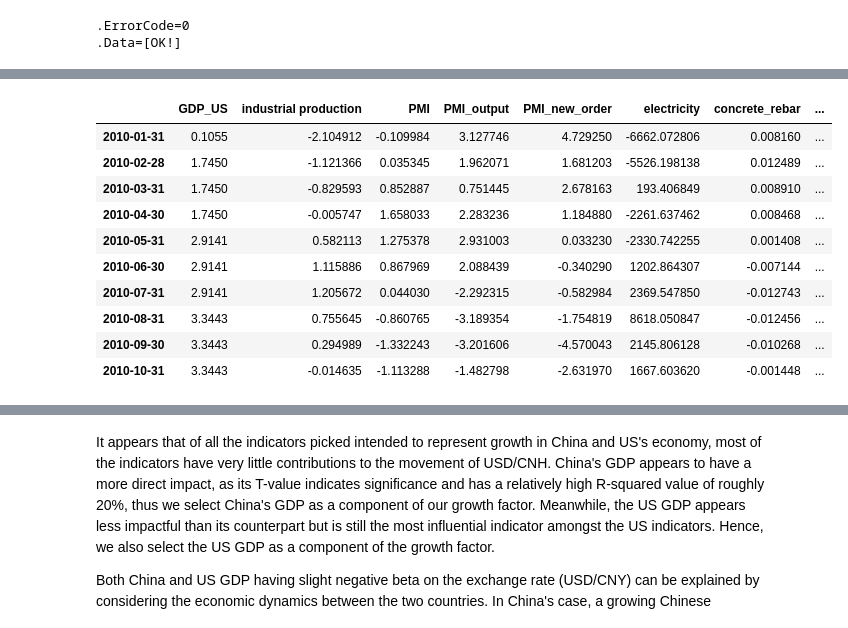
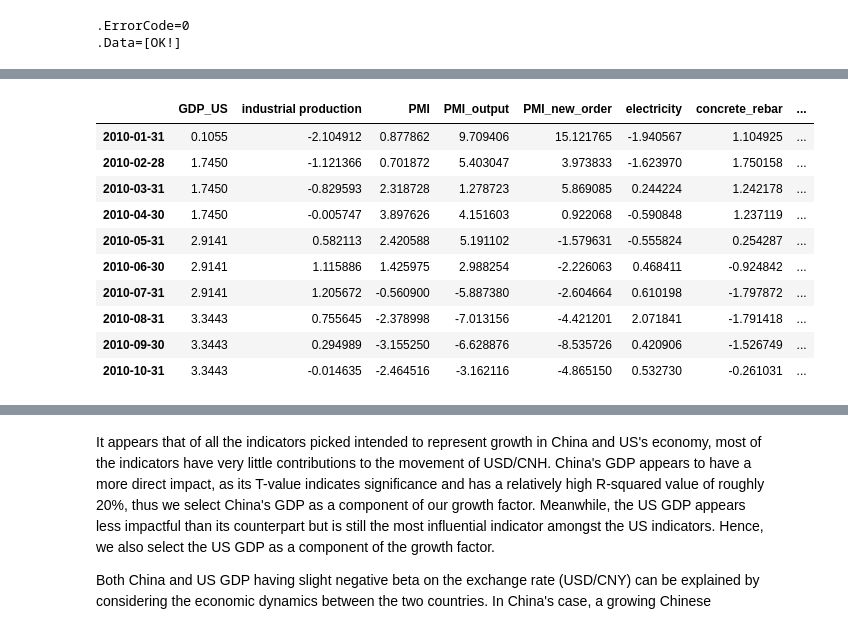
Before and after one commit to miaxiaozl/forex-project, a Jupyter notebook: notebooks/01_data_collection.ipynb, the cells around one changed output, grey strips where cells are left out. Cells and saved outputs as stored; diff of their text form; code cells hidden in the pictures.

Commit message:
Finished Growth Factor

```diff
--- a/notebooks/01_data_collection.ipynb
+++ b/notebooks/01_data_collection.ipynb
@@ -60,13 +62,13 @@ def apply_stl(df, columns, seasonal=13):
         df_adjusted[column] = result.seasonal  # Replace with seasonally adjusted component
     return df_adjusted
 # %%
-# YoY Difference Processing
-def to_yoy(df, columns):
-    df_yoy = df.copy()
+# Logarithmic YoY Change Processing
+def logyoy(df, columns):
+    df_log_yoy = df.copy()
     for column in columns:
-        df_yoy[column] = df[column] - df[column].shift(12)
-    df_yoy = df_yoy.iloc[12:]  # Remove the first 12 rows
-    return df_yoy
+        df_log_yoy[column] = np.log(df[column] / df[column].shift(12)) * 100
+    df_log_yoy = df_log_yoy.iloc[12:]  # Remove the first 12 rows where the shift operation would result in NaN
+    return df_log_yoy
 # %%
 # Get USD/CNH Exchange Rate
 fx_data = w.edb("M0000185", "2009-01-01", end_date, Period="M")
@@ -251,28 +256,29 @@ us_growth_inds = {
         'food_and_retail_sales': 'G1113053',
         'import_export': 'G1113168',
         'export': 'G1113166',
-        'import': 'G1100355'
+        'import': 'G1100355',
+        'export_to_China': 'G1101044'
 }
-us_nonyoy_cols = ['PMI', 'PMI_output', 'PMI_new_order', 'electricity', 'concrete_rebar', 'automobile', 'real_estate_loans', 'new_house_sales', 'auto_sales']
+us_nonyoy_cols = ['PMI', 'PMI_output', 'PMI_new_order', 'electricity', 'concrete_rebar', 'automobile', 'real_estate_loans', 'new_house_sales', 'auto_sales', 'export_to_China']
 # %%
 df_us_growth = extract_inds(us_growth_inds)
 df_us_growth = lag_data(df_us_growth)  # lag data by 1 period
-df_us_growth = to_yoy(df_us_growth, us_nonyoy_cols)
+df_us_growth = logyoy(df_us_growth, us_nonyoy_cols)
 df_us_growth = df_us_growth.bfill().interpolate(method="linear")  # interpolate missing values
 df_us_growth = apply_stl(df_us_growth, df_us_growth.columns[1:], seasonal=13)
 df_us_growth.head(10)
 # %% [output]
 |  | GDP_US | industrial production | PMI | PMI_output | PMI_new_order | electricity | concrete_rebar | ... |
-| 2010-01-31 | 0.1055 | -2.104912 | -0.109984 | 3.127746 | 4.729250 | -6662.072806 | 0.008160 | ... |
-| 2010-02-28 | 1.7450 | -1.121366 | 0.035345 | 1.962071 | 1.681203 | -5526.198138 | 0.012489 | ... |
-| 2010-03-31 | 1.7450 | -0.829593 | 0.852887 | 0.751445 | 2.678163 | 193.406849 | 0.008910 | ... |
-| 2010-04-30 | 1.7450 | -0.005747 | 1.658033 | 2.283236 | 1.184880 | -2261.637462 | 0.008468 | ... |
-| 2010-05-31 | 2.9141 | 0.582113 | 1.275378 | 2.931003 | 0.033230 | -2330.742255 | 0.001408 | ... |
-| 2010-06-30 | 2.9141 | 1.115886 | 0.867969 | 2.088439 | -0.340290 | 1202.864307 | -0.007144 | ... |
-| 2010-07-31 | 2.9141 | 1.205672 | 0.044030 | -2.292315 | -0.582984 | 2369.547850 | -0.012743 | ... |
-| 2010-08-31 | 3.3443 | 0.755645 | -0.860765 | -3.189354 | -1.754819 | 8618.050847 | -0.012456 | ... |
-| 2010-09-30 | 3.3443 | 0.294989 | -1.332243 | -3.201606 | -4.570043 | 2145.806128 | -0.010268 | ... |
-| 2010-10-31 | 3.3443 | -0.014635 | -1.113288 | -1.482798 | -2.631970 | 1667.603620 | -0.001448 | ... |
+| 2010-01-31 | 0.1055 | -2.104912 | 0.877862 | 9.709406 | 15.121765 | -1.940567 | 1.104925 | ... |
+| 2010-02-28 | 1.7450 | -1.121366 | 0.701872 | 5.403047 | 3.973833 | -1.623970 | 1.750158 | ... |
+| 2010-03-31 | 1.7450 | -0.829593 | 2.318728 | 1.278723 | 5.869085 | 0.244224 | 1.242178 | ... |
+| 2010-04-30 | 1.7450 | -0.005747 | 3.897626 | 4.151603 | 0.922068 | -0.590848 | 1.237119 | ... |
+| 2010-05-31 | 2.9141 | 0.582113 | 2.420588 | 5.191102 | -1.579631 | -0.555824 | 0.254287 | ... |
+| 2010-06-30 | 2.9141 | 1.115886 | 1.425975 | 2.988254 | -2.226063 | 0.468411 | -0.924842 | ... |
+| 2010-07-31 | 2.9141 | 1.205672 | -0.560900 | -5.887380 | -2.604664 | 0.610198 | -1.797872 | ... |
+| 2010-08-31 | 3.3443 | 0.755645 | -2.378998 | -7.013156 | -4.421201 | 2.071841 | -1.791418 | ... |
+| 2010-09-30 | 3.3443 | 0.294989 | -3.155250 | -6.628876 | -8.535726 | 0.420906 | -1.526749 | ... |
+| 2010-10-31 | 3.3443 | -0.014635 | -2.464516 | -3.162116 | -4.865150 | 0.532730 | -0.261031 | ... |
 # %%
 us_growth_ctrb = regress(df_us_growth, df_forex)
 us_growth_ctrb
```
Also changed, not shown: parts of 10 cells of this notebook.
